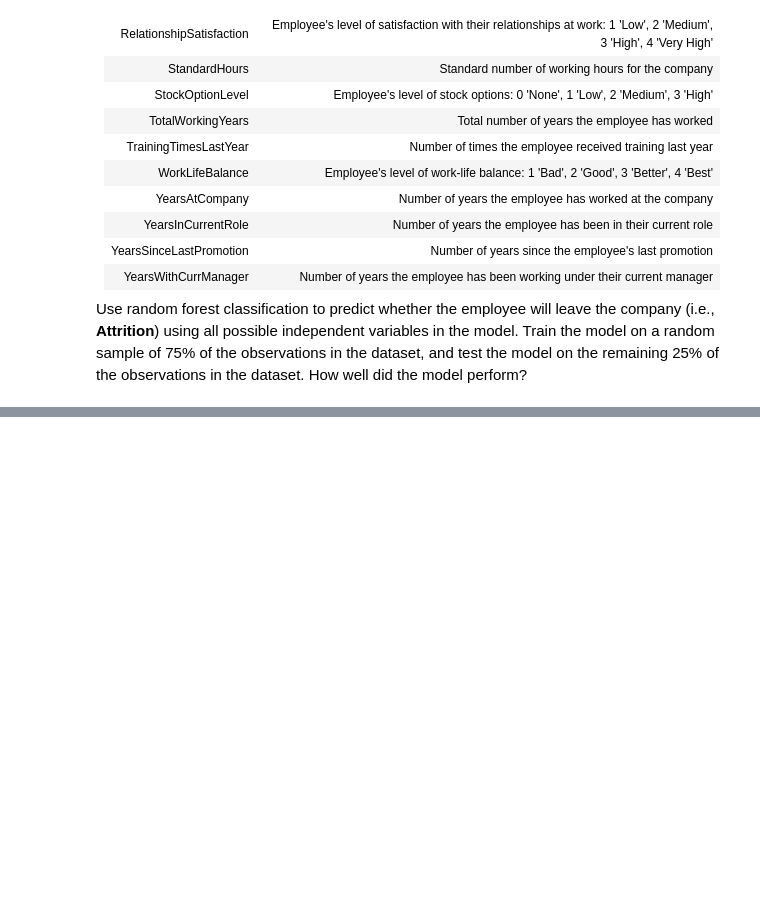
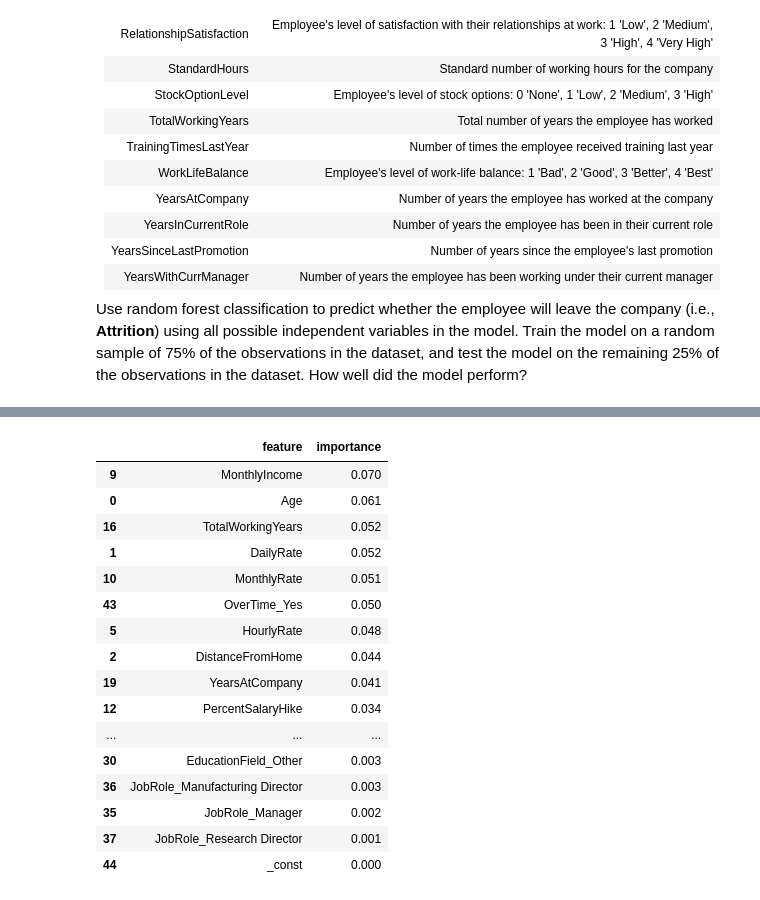
Before and after one commit to wiskim/study_books, a Jupyter notebook: 05_Programing_and_Data/Week_09/MFIN290_Random_Forest_Classification_Exercise.ipynb, the cells around one changed output, grey strips where cells are left out. Cells and saved outputs as stored; diff of their text form; code cells hidden in the pictures; blank space fills up the shorter version.

```diff
--- a/05_Programing_and_Data/Week_09/MFIN290_Random_Forest_Classification_Exercise.ipynb
+++ b/05_Programing_and_Data/Week_09/MFIN290_Random_Forest_Classification_Exercise.ipynb
@@ -91,2 +126,5 @@ print(indep_vars)
 # %%
 # Estimate the random forest classification model and create predictions in the out-of-sample testing set
+model = RandomForestClassifier(n_estimators=1000, bootstrap=True, max_features='sqrt', random_state=123456).fit(X_train, y_train.values.ravel())
+y_test['Attrition_p'] = model.predict(X_test)
+y_test.head()
@@ -96,0 +190,23 @@ print(indep_vars)
+# %%
+# Feature importance
+feature_importance = pd.DataFrame({'feature': list(X_train.columns), 'importance': model.feature_importances_})
+feature_importance = feature_importance.sort_values('importance', ascending = False)
+feature_importance
+# %% [output]
+|  | feature | importance |
+| 9 | MonthlyIncome | 0.070 |
+| 0 | Age | 0.061 |
+| 16 | TotalWorkingYears | 0.052 |
+| 1 | DailyRate | 0.052 |
+| 10 | MonthlyRate | 0.051 |
+| 43 | OverTime_Yes | 0.050 |
+| 5 | HourlyRate | 0.048 |
+| 2 | DistanceFromHome | 0.044 |
+| 19 | YearsAtCompany | 0.041 |
+| 12 | PercentSalaryHike | 0.034 |
+| ... | ... | ... |
+| 30 | EducationField_Other | 0.003 |
+| 36 | JobRole_Manufacturing Director | 0.003 |
+| 35 | JobRole_Manager | 0.002 |
+| 37 | JobRole_Research Director | 0.001 |
+| 44 | _const | 0.000 |
```
Also changed, not shown: parts of 7 cells of this notebook.
